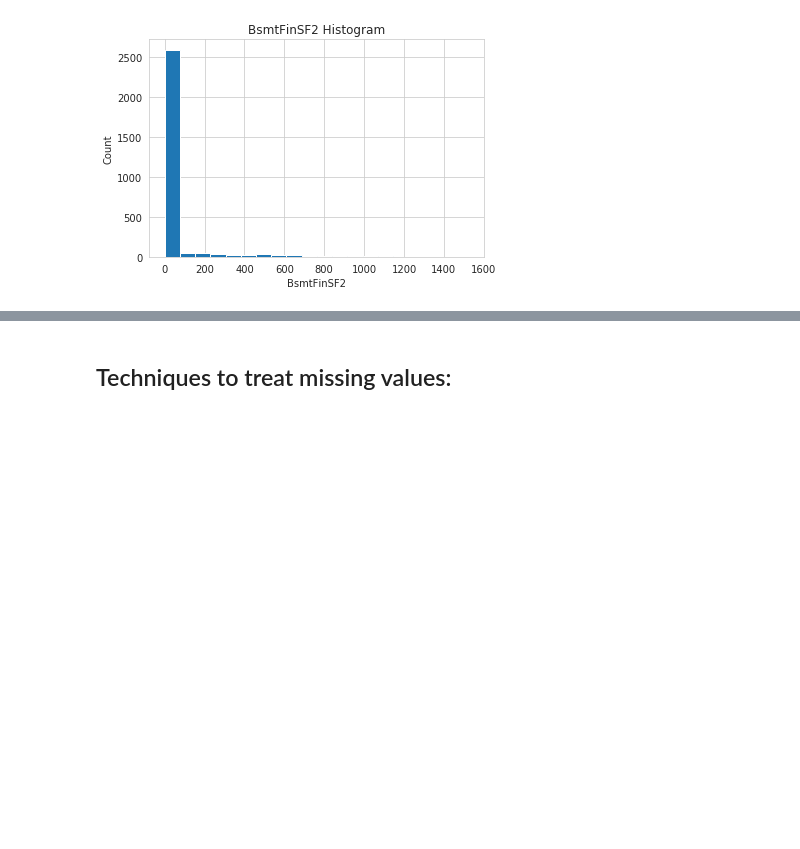
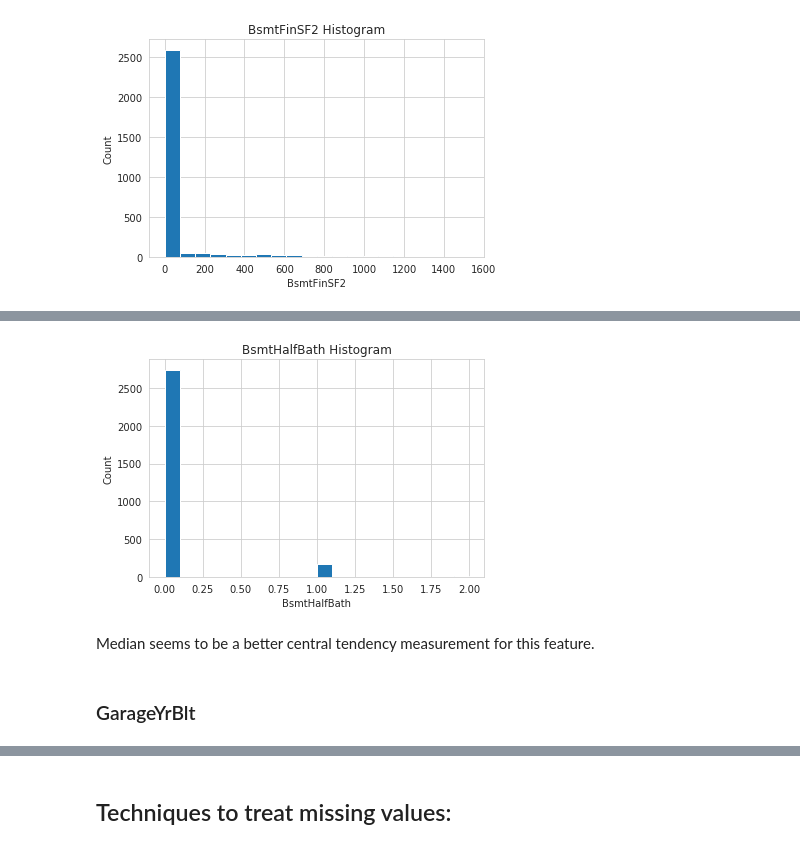
Before and after one commit to nt-ds/practice-handling-missing-data, a Jupyter notebook: notebook/Practice_Handling_Missing_Data.ipynb, the cells around one changed output, grey strips where cells are left out. Drawn from its saved outputs; the diff is of its cells as text; code cells hidden in the pictures; blank space fills up the shorter version.

```diff
--- a/notebook/Practice_Handling_Missing_Data.ipynb
+++ b/notebook/Practice_Handling_Missing_Data.ipynb
@@ -262,0 +354,11 @@ plt.ylabel("Count");
+# %%
+ih.BsmtHalfBath.hist(bins=20);
+plt.title("BsmtHalfBath Histogram");
+plt.xlabel("BsmtHalfBath");
+plt.ylabel("Count");
+# %% [output]
+[figure, added]
+# %% [markdown]
+Median seems to be a better central tendency measurement for this feature.
+# %% [markdown]
+### GarageYrBlt
```
Also changed, not shown: parts of 47 cells of this notebook.
